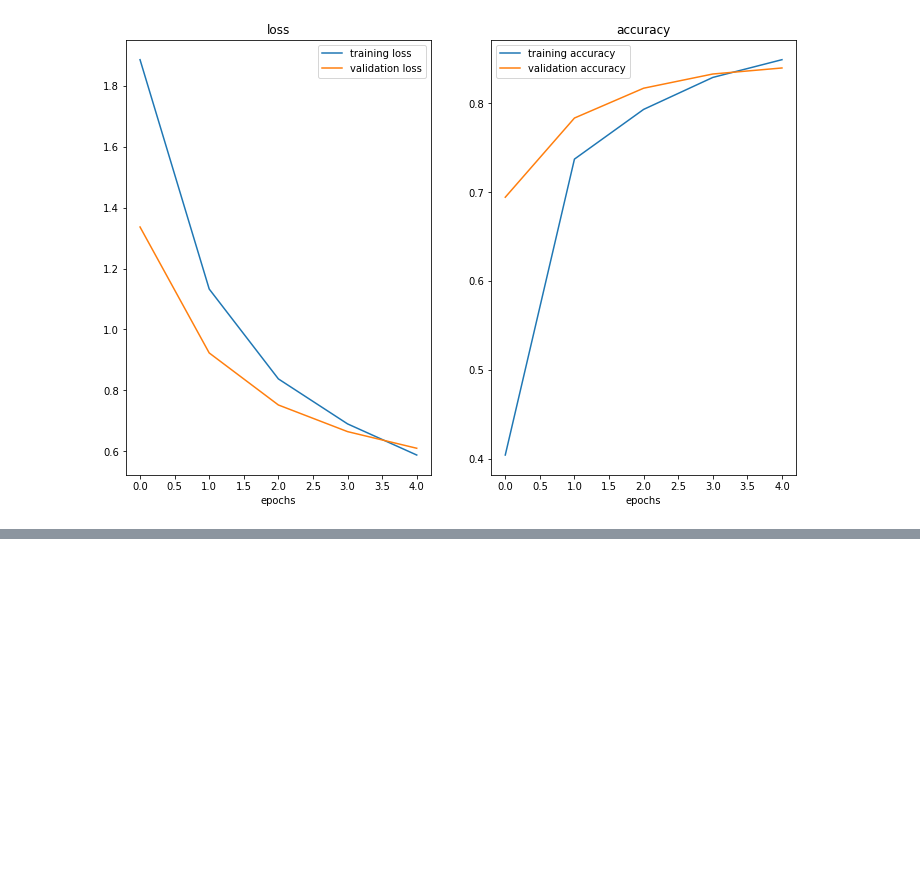
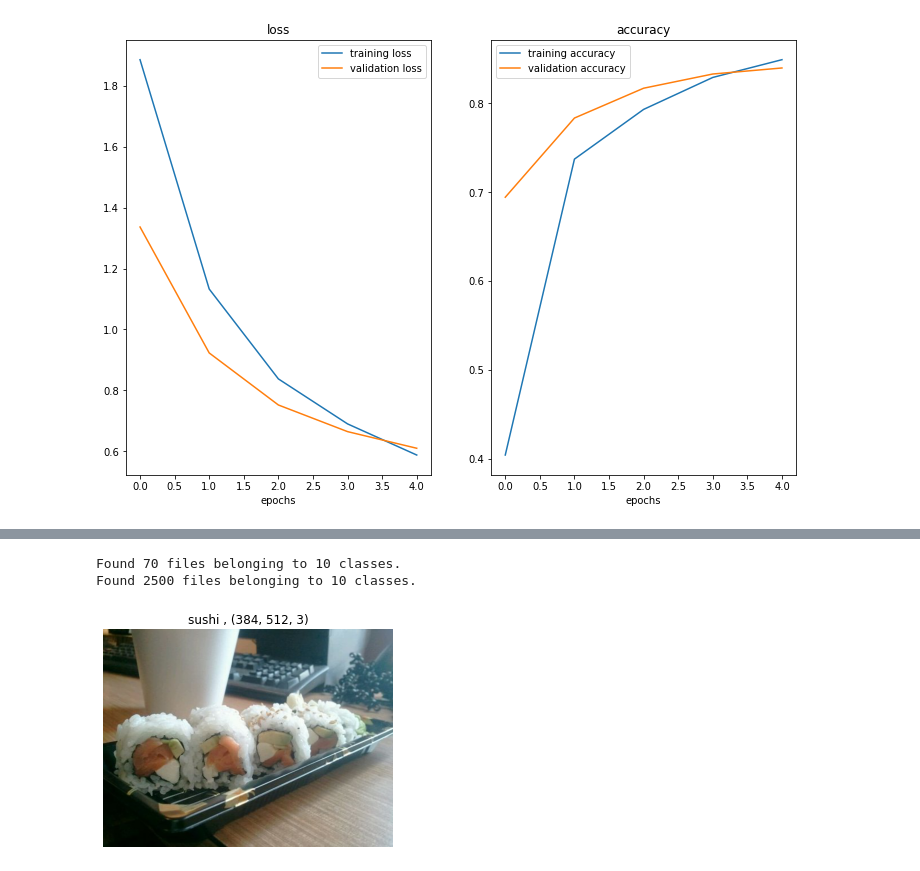
Before and after one commit to 86lekwenshiung/Neural-Network-with-Tensorflow, a Jupyter notebook: 05_Transfer_Learning_with_Tensorflow_Part_2.ipynb, the cells around one changed output, grey strips where cells are left out. Saved outputs shown, nothing was run; the diff lists cells and outputs as text; code cells hidden in the pictures; blank space fills up the shorter version.

```diff
--- a/05_Transfer_Learning_with_Tensorflow_Part_2.ipynb
+++ b/05_Transfer_Learning_with_Tensorflow_Part_2.ipynb
@@ -434,0 +491,17 @@ plot_loss_curves(history_0)
+# %%
+img_size = (224,224)
+train_1_percent_dir = '10_food_classes_1_percent/train'
+test_1_percent_dir  = '10_food_classes_1_percent/test'
+
+train_data_1_percent = tf.keras.preprocessing.image_dataset_from_directory(directory=train_1_percent_dir,
+                                                                           label_mode = 'categorical',
+                                                                           image_size = img_size,
+                                                                           batch_size = batch_size)
+
+test_data_1_percent = tf.keras.preprocessing.image_dataset_from_directory(directory=test_1_percent_dir,
+                                                                          label_mode = 'categorical',
+                                                                          image_size = img_size,
+                                                                          batch_size = batch_size)
+# %% [output]
+Found 70 files belonging to 10 classes.
+Found 2500 files belonging to 10 classes.
@@ -434,0 +519,4 @@ plot_loss_curves(history_0)
+# %%
+view_random_image(target_class = 'sushi' , target_path=train_1_percent_dir)
+# %% [output]
+[figure, added]
```
Also changed, not shown: parts of 9 cells of this notebook.
